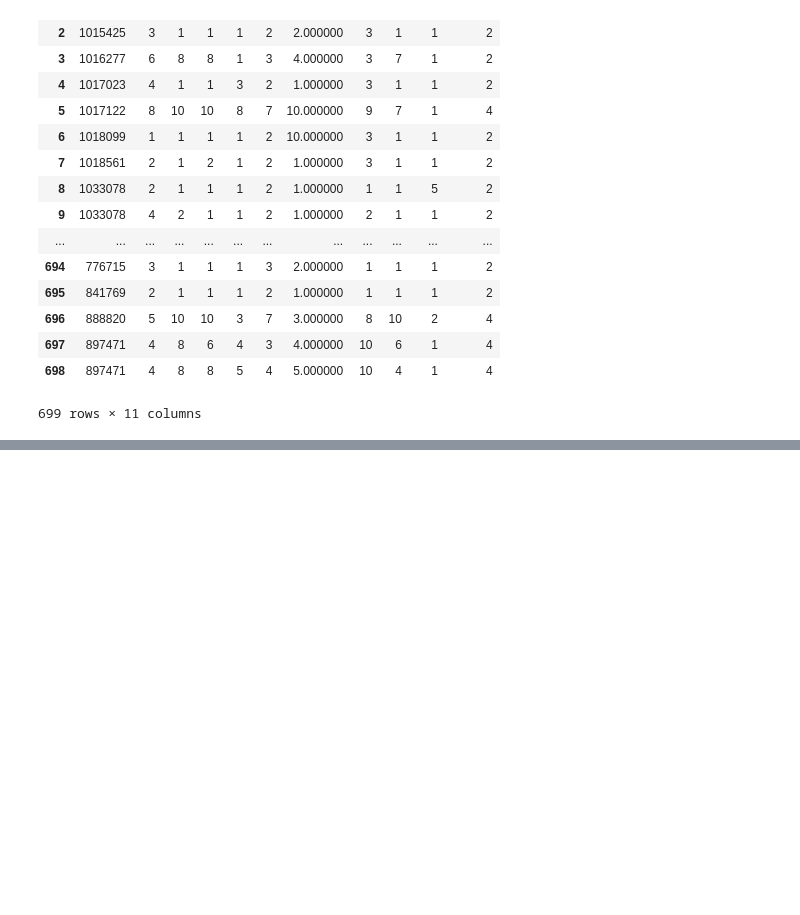
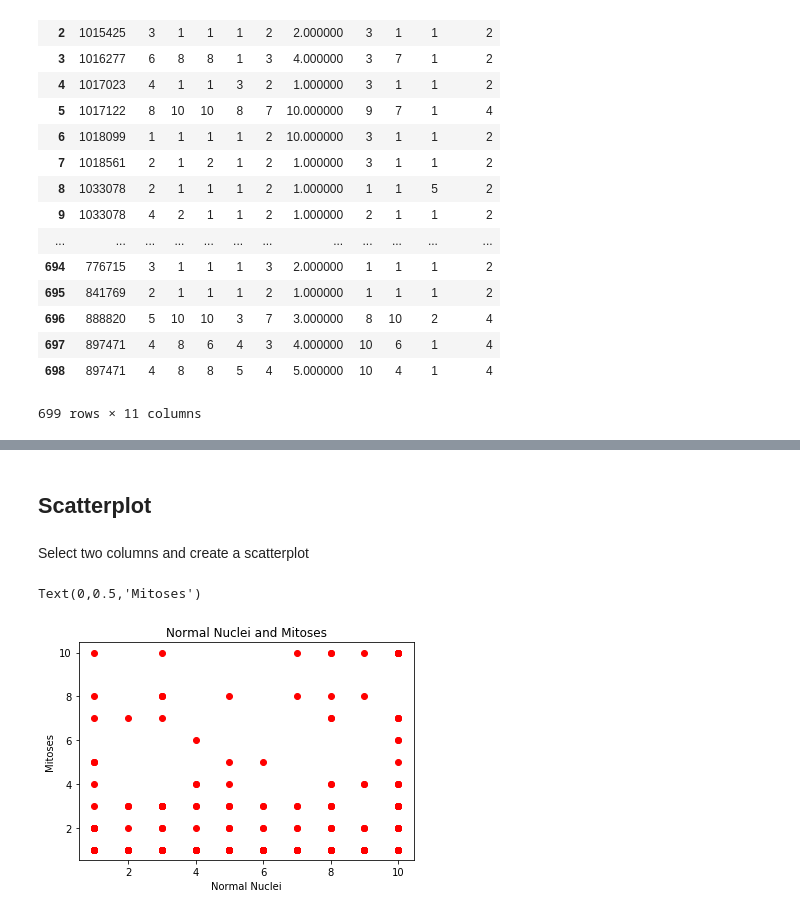
Before and after one commit to gplatt-iu/Python-Final, a Jupyter notebook: code_files/Final_Project_Phase_1.ipynb, the cells around one changed output, grey strips where cells are left out. Drawn from its saved outputs; the diff is of its cells as text; code cells hidden in the pictures; blank space fills up the shorter version.

```diff
--- a/code_files/Final_Project_Phase_1.ipynb
+++ b/code_files/Final_Project_Phase_1.ipynb
@@ -72,0 +91,14 @@ dtype: float64
+# %% [markdown]
+## Scatterplot
+# %% [markdown]
+Select two columns and create a scatterplot
+# %%
+scatterx = df['A9']
+scattery = df['A10']
+plt.scatter(scatterx, scattery, color='red')
+plt.title('Normal Nuclei and Mitoses')
+plt.xlabel('Normal Nuclei')
+plt.ylabel('Mitoses')
+# %% [output]
+Text(0,0.5,'Mitoses')
+[figure, added]
```
Also changed, not shown: parts of 9 cells of this notebook.
